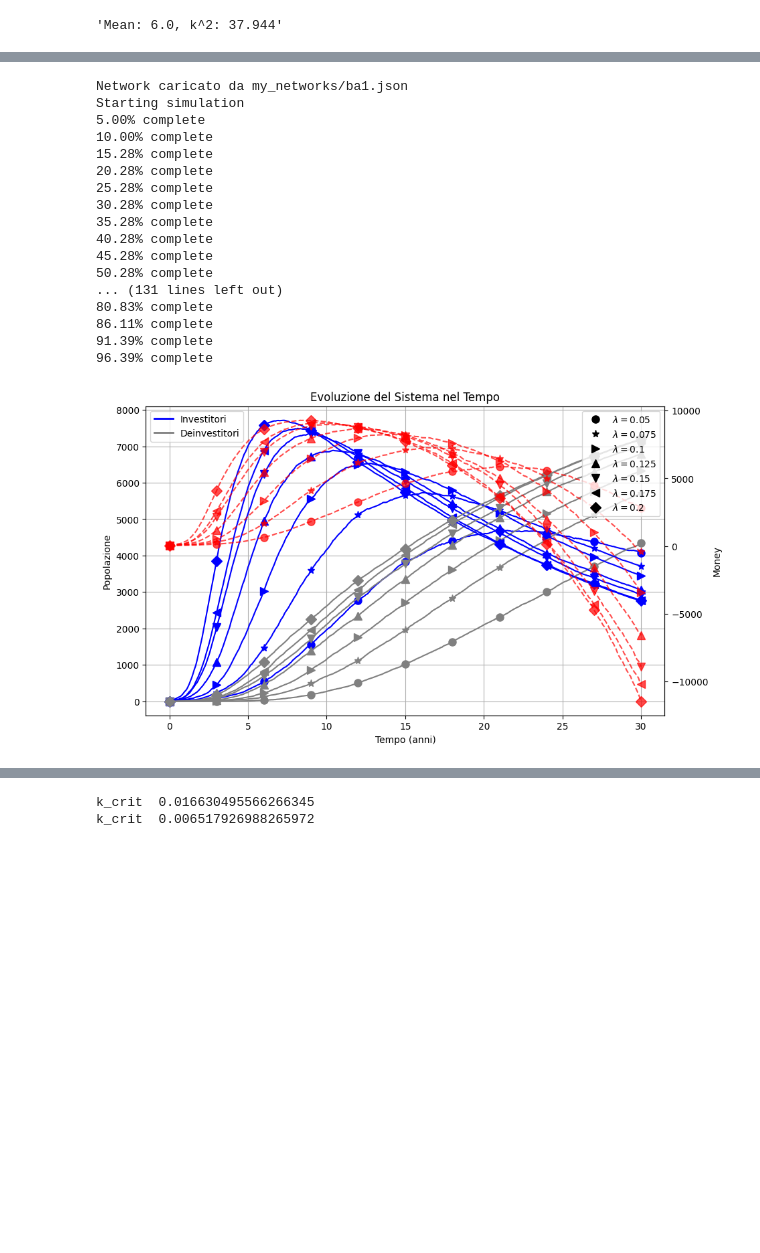
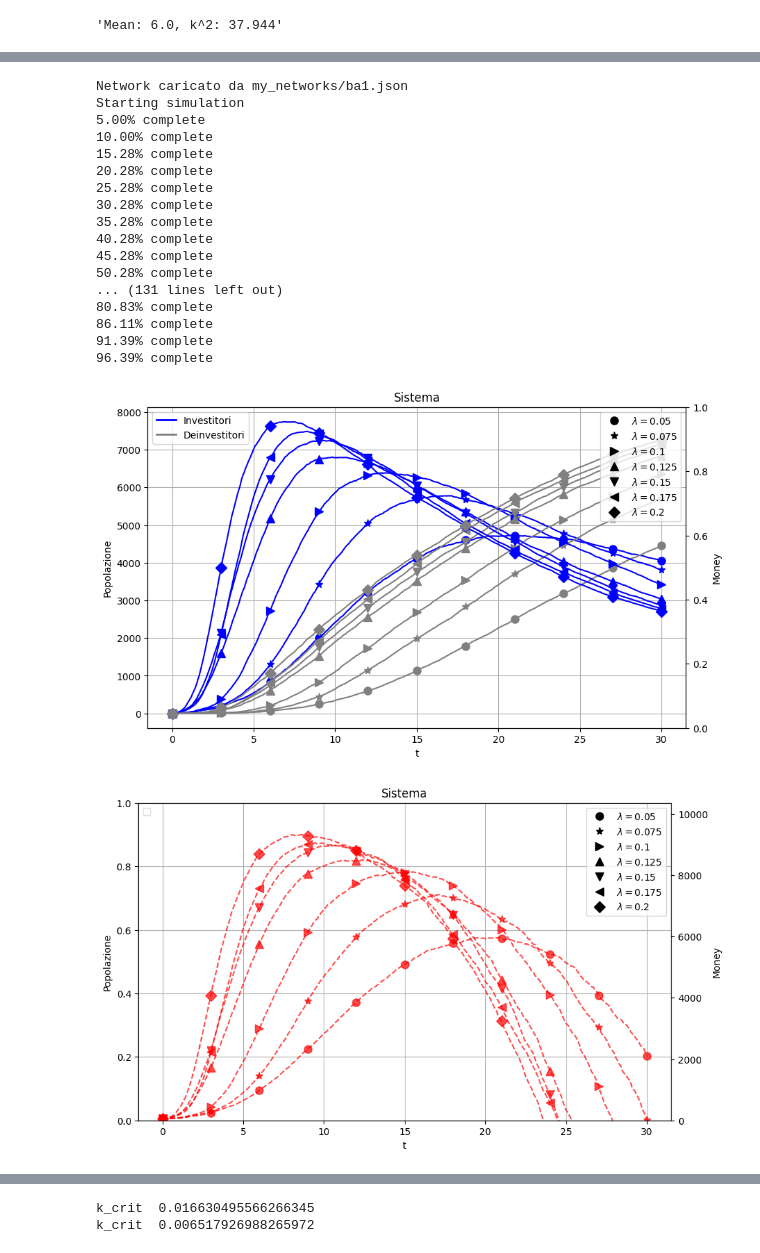
Before and after one commit to NexganGH/Ponzi-Scheme, a Jupyter notebook: main_sim.ipynb, the cells around one changed output, grey strips where cells are left out. Drawn from its saved outputs; the diff is of its cells as text; code cells hidden in the pictures; blank space fills up the shorter version.

```diff
--- a/main_sim.ipynb
+++ b/main_sim.ipynb
@@ -63,18 +64,22 @@ Network salvato in my_networks/ws1.json
 'Mean: 6.0, k^2: 37.944'
 # %%
 ## To generate
+# %%
+lambdas_to_test = [0.05, 0.075, 0.1, 0.125, 0.150, 0.175, 0.2]
 # %%
 
 plotter = PonziPlotter()
+#plotter2 = PonziPlotter()
 
 par_list = []
-for x in [0.05, 0.075, 0.1, 0.125, 0.150, 0.175, 0.2]:
+for x in lambdas_to_test:
     erNet = ErNetwork.load_json('my_networks/er1.json')
     par = PonziParameters(M=1, starting_capital=50, lambda_ = lambda t: x, mu=lambda t:0.05, rp= lambda t: 0.1, rr=lambda t: 0.05)
     sim = PonziSimulation(erNet, par, max_time_units=30*12)
     res = sim.simulate_ponzi()
-    plotter.add_simulation(res, r'$\lambda=' + str(x) + '$', show_potential=False)
-plotter.plot('changing_lambda_er')
+    plotter.add_simulation(res, r'$\lambda=' + str(x) + '$')
+plotter.plot('changing_lambda_er_investors', show_investor=True, show_deinvestor=True)
+plotter.plot('changing_lambda_er_capital', show_capital=True)
 # %% [output]
 Network caricato da my_networks/er1.json
 Starting simulation
@@ -97,32 +103,34 @@ Starting simulation
 # %%
 plotter = PonziPlotter()
 
-for x in [0.05, 0.075, 0.1, 0.125, 0.150, 0.175, 0.2]:
+for x in lambdas_to_test:
     baNet = BaNetwork.load_json('my_networks/ba1.json')
     par = PonziParameters(M=1, starting_capital=50, lambda_ = lambda t: x, mu=lambda t:0.05, rp= lambda t: 0.1, rr=lambda t: 0.05)
     sim = PonziSimulation(baNet, par, max_time_units=30*12)
     res = sim.simulate_ponzi()
-    plotter.add_simulation(res, r'$\lambda=' + str(x) + '$', show_potential=False)
-plotter.plot('changing_lambda_ba')
+    plotter.add_simulation(res, r'$\lambda=' + str(x) + '$')
+plotter.plot('changing_lambda_ba', show_investor=True, show_deinvestor=True)
+plotter.plot('changing_lambda_ba_capital', show_capital=True)
 # %% [output]
 Network caricato da my_networks/ba1.json
 Starting simulation
 5.00% complete
 10.00% complete
 15.28% complete
 20.28% complete
 25.28% complete
 30.28% complete
 35.28% complete
 40.28% complete
 45.28% complete
 50.28% complete
 ... (131 lines left out)
 80.83% complete
 86.11% complete
 91.39% complete
 96.39% complete
-[figure, old version]
+[figure, new version]
+[figure, added]
 # %%
 plotter = PonziPlotter()
 
```
Also changed, not shown: parts of 5 cells of this notebook, 7 other files.
